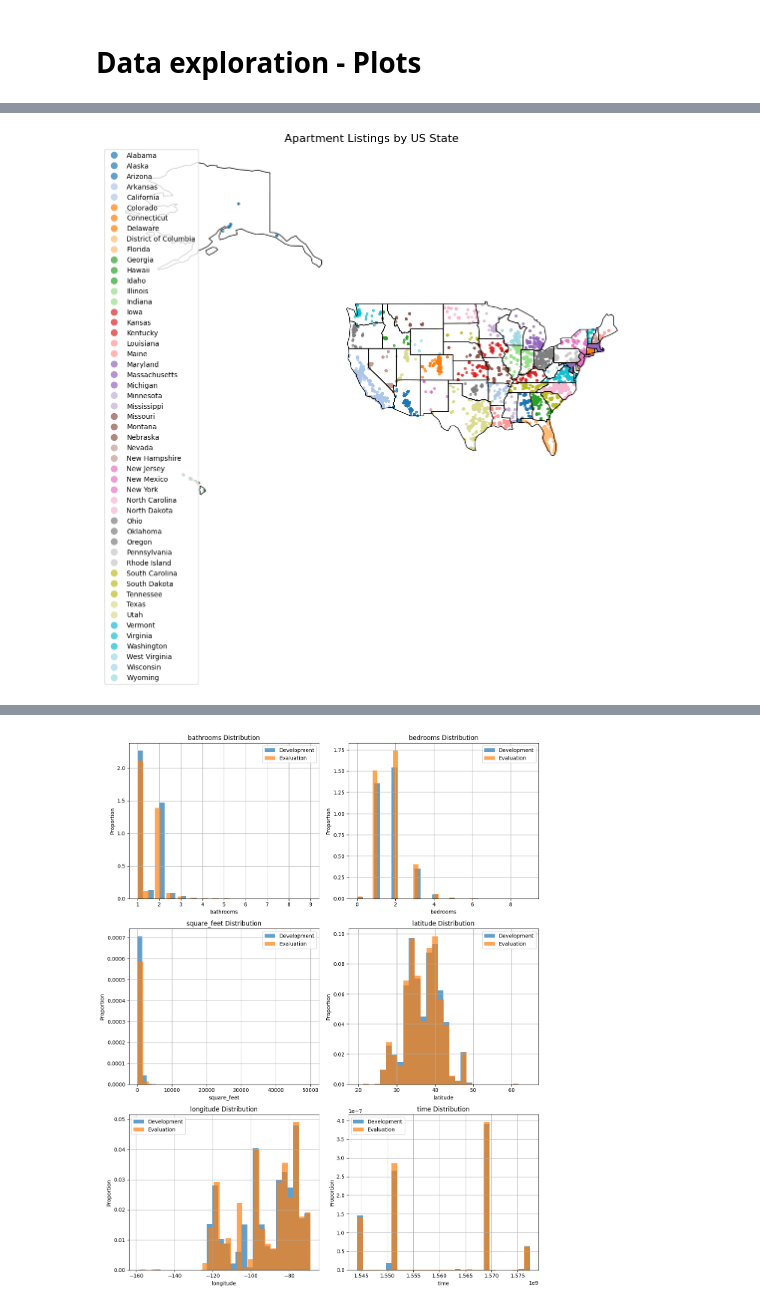
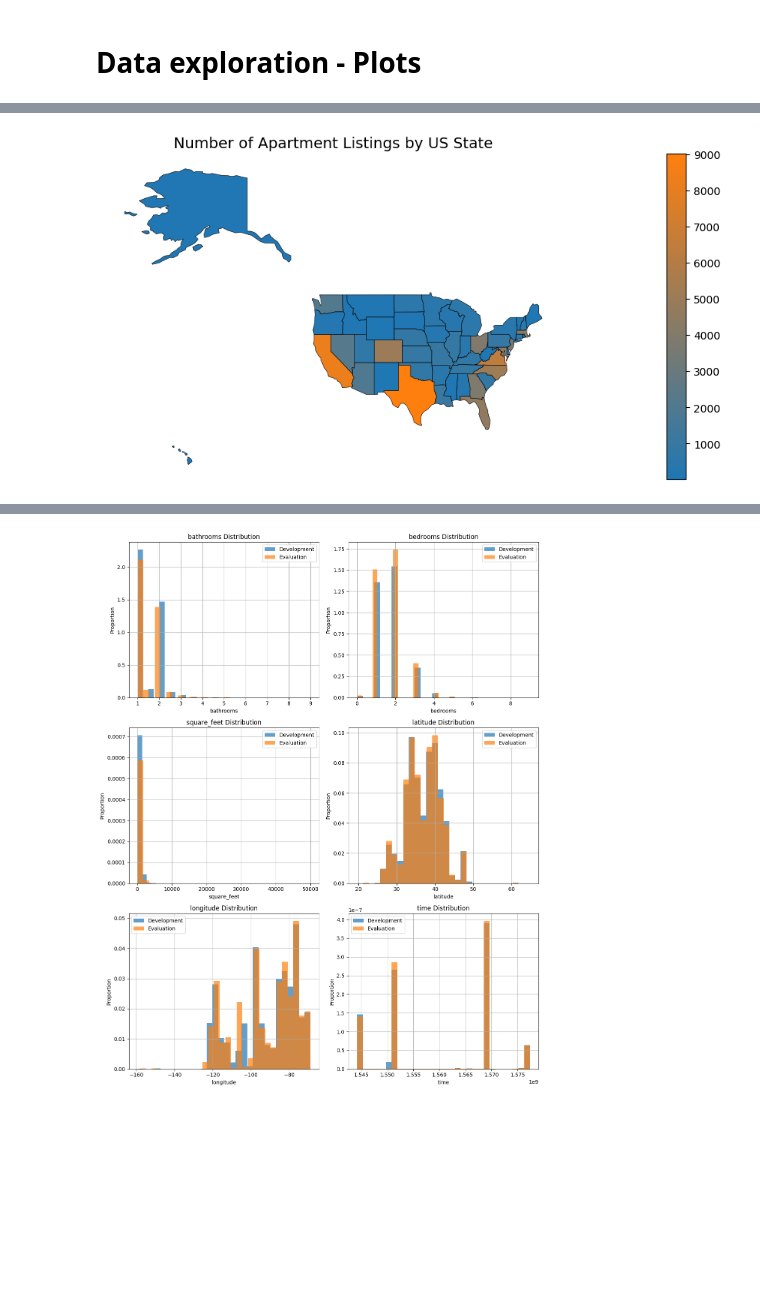
Before and after one commit to giulianaparadiso99/Data-science-lab-process-and-methods, a Jupyter notebook: main.ipynb, the cells around one changed output, grey strips where cells are left out. Saved outputs shown, nothing was run; the diff lists cells and outputs as text; code cells hidden in the pictures; blank space fills up the shorter version.

```diff
--- a/main.ipynb
+++ b/main.ipynb
@@ -30,3 +29,31 @@ ImportError: cannot import name 'boxplot_features' from 'utils' (/Users/giuliana
 # %%
 df = pd.read_csv("development.csv", header="infer")
 evaluate_df = pd.read_csv("evaluation.csv", header="infer")
+# %%
+
+# Unisci per analisi aggregata (puoi anche farlo separatamente se preferisci)
+df = pd.concat([df, evaluate_df], ignore_index=True)
+
+# Crea maschere booleane
+lat_lon_missing = df['latitude'].isna() & df['longitude'].isna()
+city_state_missing = df['cityname'].isna() & df['state'].isna()
+lat_lon_present = df['latitude'].notna() & df['longitude'].notna()
+city_state_present = df['cityname'].notna() & df['state'].notna()
+
+# 1. Tutti e 4 mancanti
+all_missing = lat_lon_missing & city_state_missing
+print("1. Latitude, Longitude, Cityname e State tutti mancanti:", all_missing.sum())
+
+# 2. Latitude e Longitude mancanti, Cityname e State presenti
+geo_missing_city_present = lat_lon_missing & city_state_present
+print("2. Latitude e Longitude mancanti, Cityname e State presenti:", geo_missing_city_present.sum())
+
+# 3. Cityname e State mancanti, Latitude e Longitude presenti
+city_missing_geo_present = city_state_missing & lat_lon_present
+print("3. Cityname e State mancanti, Latitude e Longitude presenti:", city_missing_geo_present.sum())
+
+# 4. Solo cityname e state mancanti (indipendentemente da lat/lon)
+print("4. Cityname e State mancanti (a prescindere da lat/lon):", city_state_missing.sum())
+
+# 5. Solo lat/lon mancanti (a prescindere da city/state)
+print("5. Latitude e Longitude mancanti (a prescindere da city/state):", lat_lon_missing.sum())
@@ -87,48 +137,4 @@ dtype: int64
-# %%
-import geopandas as gpd
-
-world = gpd.read_file("geopandas_files/countries/ne_110m_admin_0_countries.shp")
-usa = world[world['NAME'] == 'United States of America']
-
-# Carica un dataset con i confini degli stati USA
-# Se non hai un file, puoi usare uno come questo (usa-census states shapefile)
-states = gpd.read_file('geopandas_files/states/ne_110m_admin_1_states_provinces.shp')  # <-- Modifica con il tuo file
-
-# Carica il tuo dataset con latitude e longitude
-#df = pd.read_csv('your_data.csv')  # <-- Inserisci il tuo file CSV
-
-# Crea un GeoDataFrame dai tuoi punti
-gdf_points = gpd.GeoDataFrame(
-    df,
-    geometry=gpd.points_from_xy(df['longitude'], df['latitude']),
-    crs="EPSG:4326"
-)
-
-# Assicurati che i CRS siano allineati
-states = states.to_crs(epsg=4326)
-gdf_points = gdf_points.to_crs(epsg=4326)
-
-# Spatial join per associare ogni punto allo stato in cui si trova
-gdf_points_with_state = gpd.sjoin(gdf_points, states, how='left', predicate='within')
-
-# Crea il plot
-fig, ax = plt.subplots(1, 1, figsize=(14, 10))
-
-# States booundaries
-states.boundary.plot(ax=ax, linewidth=1, color='black')
-
-# Colora i punti in base allo stato (assumendo che il nome dello stato sia nella colonna 'NAME')
-gdf_points_with_state.plot(
-    ax=ax,
-    column='name',  # o usa il nome effettivo della colonna con i nomi degli stati
-    cmap='tab20',
-    markersize=10,
-    alpha=0.7,
-    legend=True
-)
-
-ax.set_title('Apartment Listings by US State', fontsize=16)
-ax.set_axis_off()
-plt.show()
-# %% [output]
-[figure, removed]
+# %%
+plot_apartment_choropleth(df)
+# %% [output]
+[figure, added]
```
Also changed, not shown: parts of 27 cells of this notebook, 4 other files.
